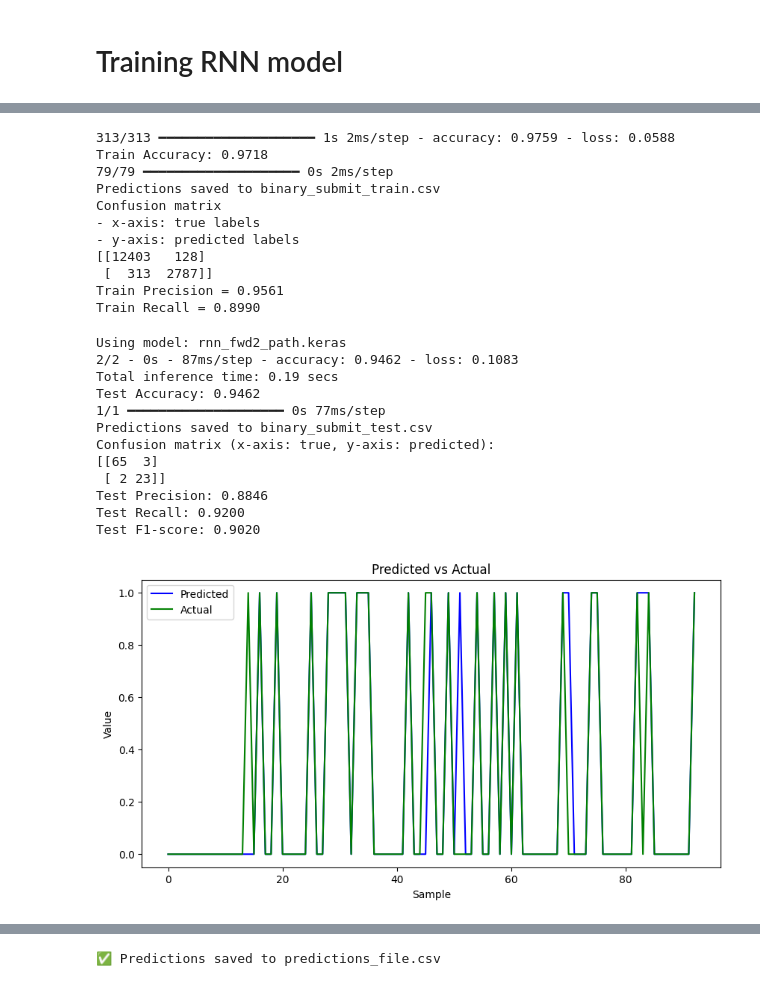
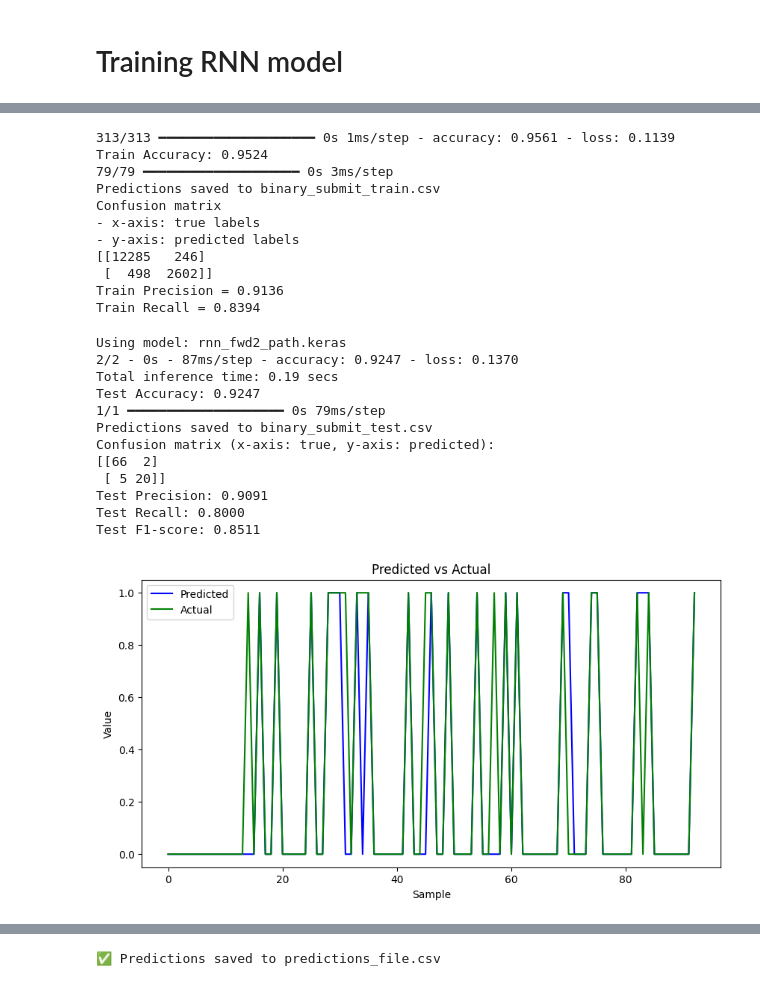
Before and after one commit to fmoudoute/ai_in_aviation, a Jupyter notebook: predictive_maintenance_p1.ipynb, the cells around one changed output, grey strips where cells are left out. Saved outputs shown, nothing was run; the diff lists cells and outputs as text; code cells hidden in the pictures.

```diff
--- a/predictive_maintenance_p1.ipynb
+++ b/predictive_maintenance_p1.ipynb
@@ -618,19 +550,19 @@ def analyze_model_on_train_set(
     }
 
 # Usage
-results = analyze_model_on_train_set(seq_set_f25, label_set_aligned, RNN_fwd_2, save_predictions=True)
+results = analyze_model_on_train_set(seq_set_f25, label_set, RNN_fwd_2, save_predictions=True)
 # %% [output]
-313/313 ━━━━━━━━━━━━━━━━━━━━ 1s 2ms/step - accuracy: 0.9759 - loss: 0.0588
-Train Accuracy: 0.9718
-79/79 ━━━━━━━━━━━━━━━━━━━━ 0s 2ms/step
+313/313 ━━━━━━━━━━━━━━━━━━━━ 0s 1ms/step - accuracy: 0.9561 - loss: 0.1139
+Train Accuracy: 0.9524
+79/79 ━━━━━━━━━━━━━━━━━━━━ 0s 3ms/step
 Predictions saved to binary_submit_train.csv
 Confusion matrix
 - x-axis: true labels
 - y-axis: predicted labels
-[[12403   128]
- [  313  2787]]
-Train Precision = 0.9561
-Train Recall = 0.8990
+[[12285   246]
+ [  498  2602]]
+Train Precision = 0.9136
+Train Recall = 0.8394
 # %%
 def analyze_model_on_test_set(
     test_df: pd.DataFrame,
@@ -698,44 +630,45 @@ def analyze_model_on_test_set(
         plt.figure(figsize=(10, 5))
         plt.plot(y_pred, color="blue")
         plt.plot(last_test_label, color="green")
         plt.title("Predicted vs Actual")
         plt.ylabel("Value")
         plt.xlabel("Sample")
         plt.legend(["Predicted", "Actual"], loc="upper left")
         plt.show()
 
     return {
         "accuracy": accuracy,
         "confusion_matrix": cm,
         "precision": precision,
         "recall": recall,
         "f1_score": f1
     }
 
-# Usage
+
+
 results_test = analyze_model_on_test_set(
     test_df=test_df,
     sequence_cols=sequence_cols_25,
     sequence_length=sequence_length,
     label_col='failure_within_w0',
-    model_path=RNN_bi_path,
+    model_path=RNN_by_path,
     save_predictions=True,
     plot=True
 )
 # %% [output]
 Using model: rnn_fwd2_path.keras
-2/2 - 0s - 87ms/step - accuracy: 0.9462 - loss: 0.1083
+2/2 - 0s - 87ms/step - accuracy: 0.9247 - loss: 0.1370
 Total inference time: 0.19 secs
-Test Accuracy: 0.9462
-1/1 ━━━━━━━━━━━━━━━━━━━━ 0s 77ms/step
+Test Accuracy: 0.9247
+1/1 ━━━━━━━━━━━━━━━━━━━━ 0s 79ms/step
 Predictions saved to binary_submit_test.csv
 Confusion matrix (x-axis: true, y-axis: predicted):
-[[65  3]
- [ 2 23]]
-Test Precision: 0.8846
-Test Recall: 0.9200
-Test F1-score: 0.9020
+[[66  2]
+ [ 5 20]]
+Test Precision: 0.9091
+Test Recall: 0.8000
+Test F1-score: 0.8511
-[figure, old version]
+[figure, new version]
 # %%
 import numpy as np
 import pandas as pd
```
Also changed, not shown: parts of 27 cells of this notebook.
